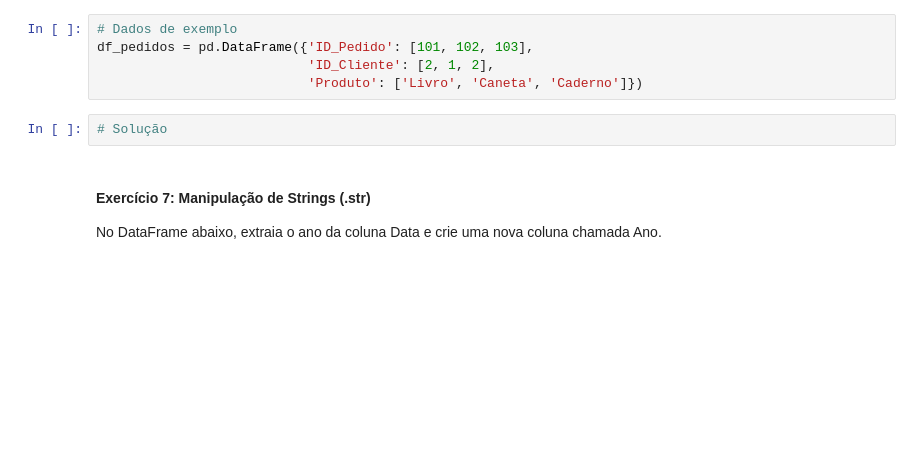
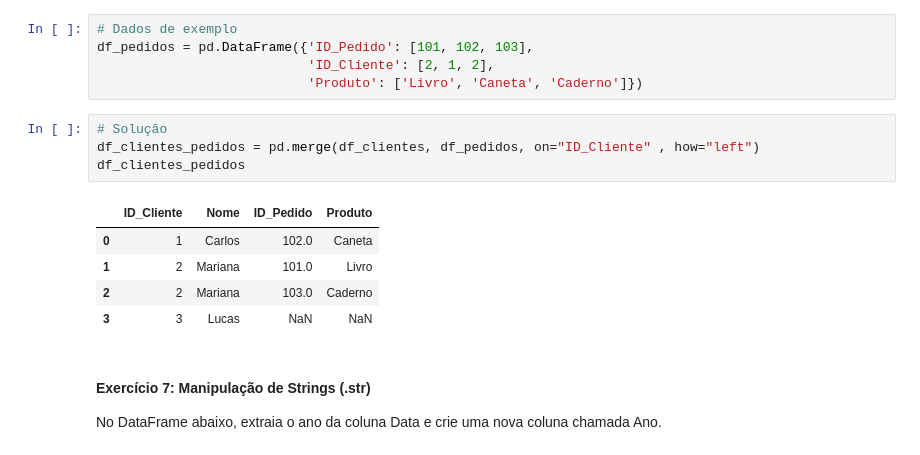
Before and after one commit to marcusvbrangel/fundamentos-linguagem-python-basico-aplicacoes-ia, a Jupyter notebook: chaper-pandas/DSA-Python-Lista4-Exercicios.ipynb, the cells around one changed output. Drawn from its saved outputs; the diff is of its cells as text; blank space fills up the shorter version.

```diff
--- a/chaper-pandas/DSA-Python-Lista4-Exercicios.ipynb
+++ b/chaper-pandas/DSA-Python-Lista4-Exercicios.ipynb
@@ -132,6 +170,14 @@ df_pedidos = pd.DataFrame({'ID_Pedido': [101, 102, 103],
                            'Produto': ['Livro', 'Caneta', 'Caderno']})
 # %%
 # Solução
+df_clientes_pedidos = pd.merge(df_clientes, df_pedidos, on="ID_Cliente" , how="left")
+df_clientes_pedidos
+# %% [output]
+|  | ID_Cliente | Nome | ID_Pedido | Produto |
+| 0 | 1 | Carlos | 102.0 | Caneta |
+| 1 | 2 | Mariana | 101.0 | Livro |
+| 2 | 2 | Mariana | 103.0 | Caderno |
+| 3 | 3 | Lucas | NaN | NaN |
 # %% [markdown]
 #### Exercício 7: Manipulação de Strings (.str)
 <!-- Trabalho Desenvolvido na Data Science Academy - www.datascienceacademy.com.br -->
```
Also changed, not shown: parts of 10 cells of this notebook.
